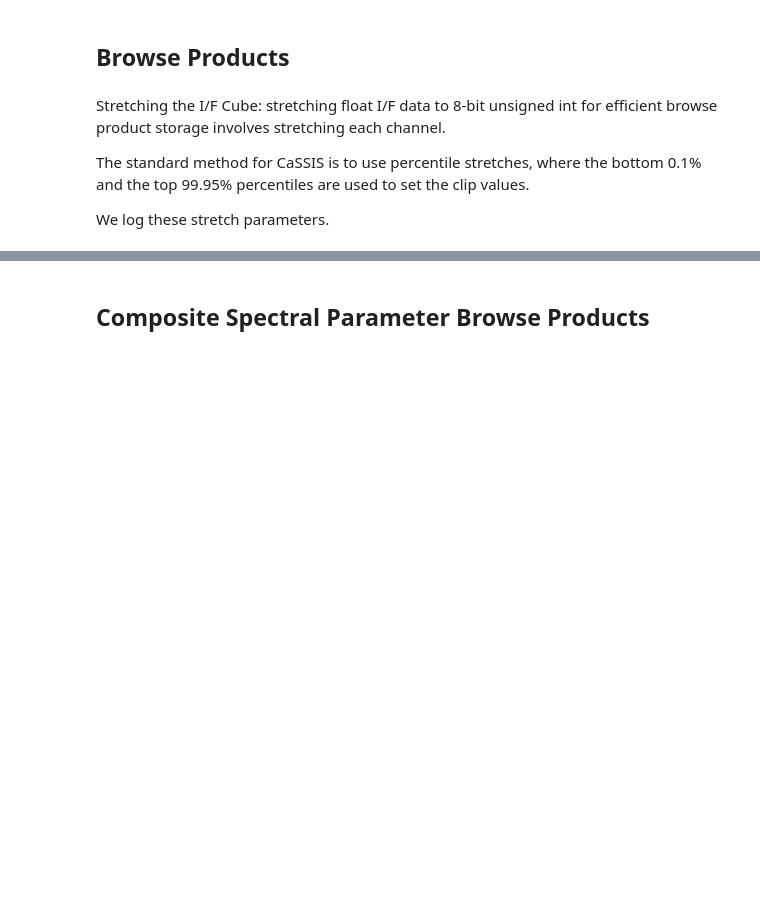
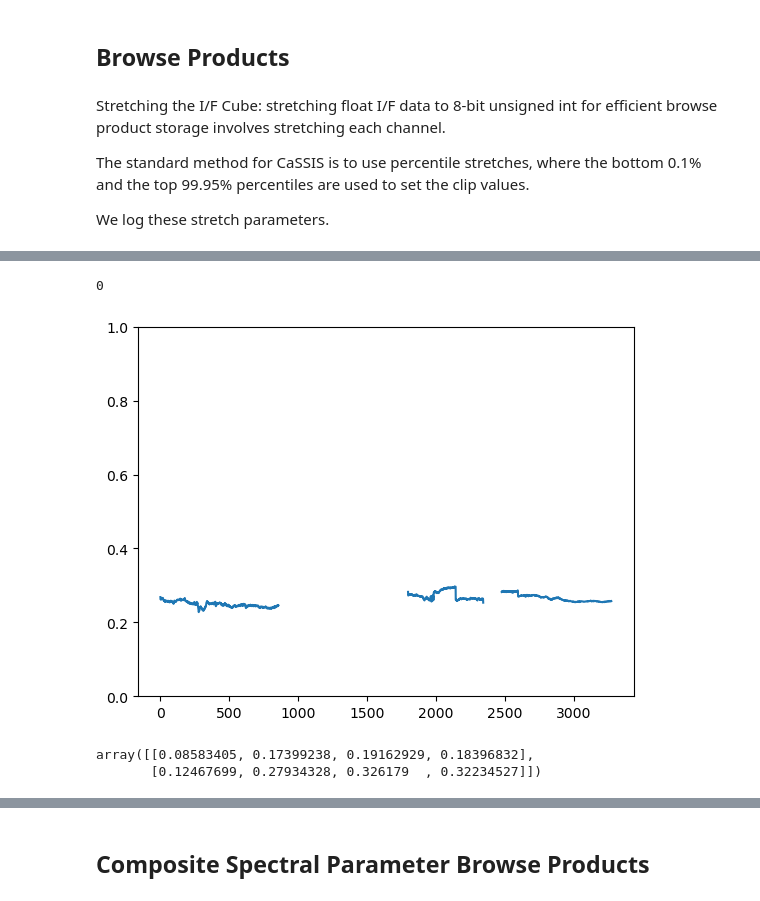
Before and after one commit to rbstabbins/vrdr_resampler, a Jupyter notebook: vrdr_resampler_cassis.ipynb, the cells around one changed output, grey strips where cells are left out. Saved outputs shown, nothing was run; the diff lists cells and outputs as text; code cells hidden in the pictures; blank space fills up the shorter version.

```diff
--- a/vrdr_resampler_cassis.ipynb
+++ b/vrdr_resampler_cassis.ipynb
@@ -149,5 +201,23 @@ We log these stretch parameters.
+# %%
+i=0
+# %%
+print(i)
+slice = cifcub[2,:,1650+i].copy()
+# where slice > 1.0, set to nan
+slice[slice > 4.0] = np.nan
+plt.plot(slice)
+plt.ylim(0, 1.0)
+i+=1
+# %% [output]
+0
+[figure, added]
 # %%
 st_cub, st_params = vrdr.stretch_cube(cifcub, no_data)
+# %%
+st_params
+# %% [output]
+array([[0.08583405, 0.17399238, 0.19162929, 0.18396832],
+       [0.12467699, 0.27934328, 0.326179  , 0.32234527]])
 # %%
 log_path = vrdr.log_st_params(st_params, band_list, lbl_path, out_dir)
 # %%
```
Also changed, not shown: parts of 20 cells of this notebook, 2 other files.
